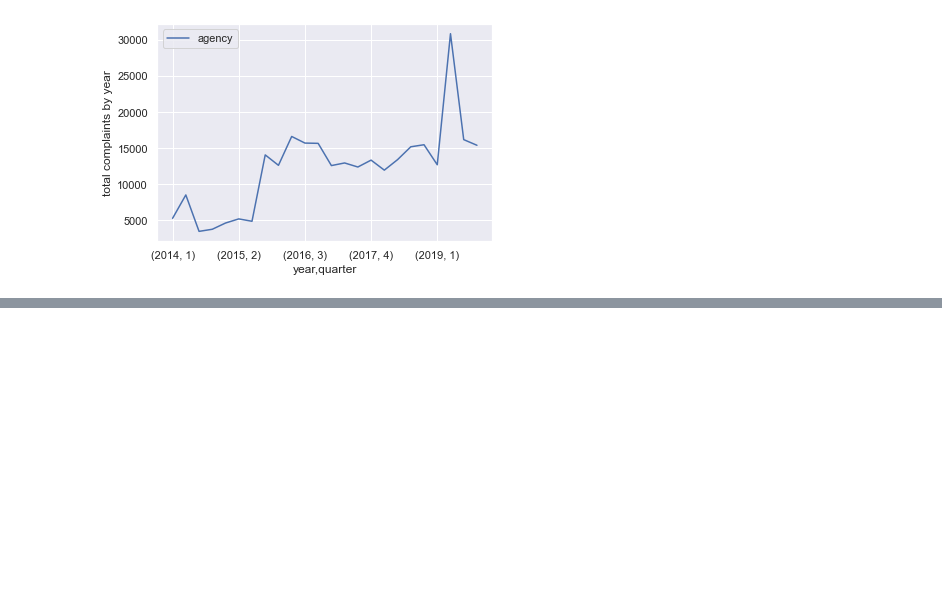
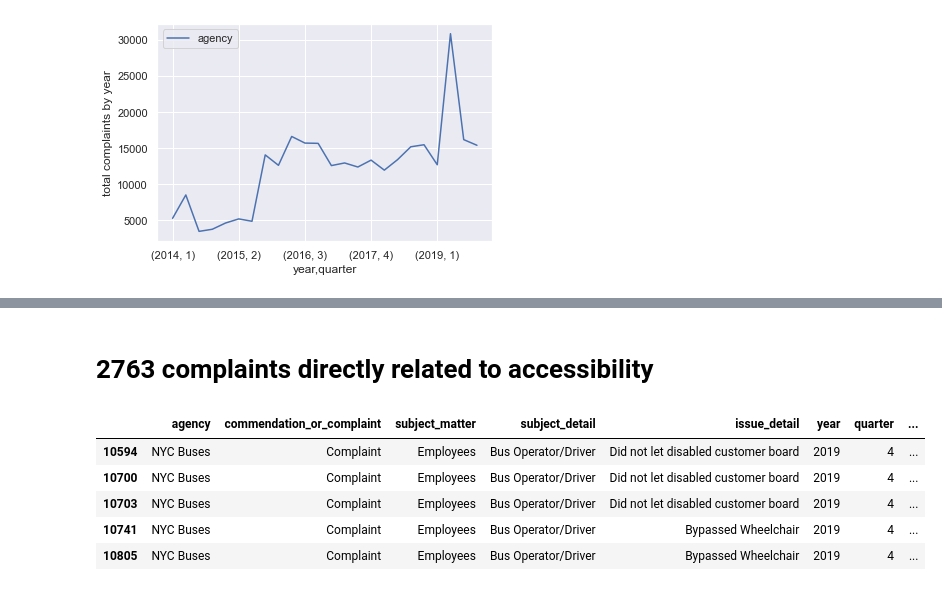
Before and after one commit to itzamnahuerta/mta_complaints, a Jupyter notebook: MTA_COMPLAINTS.ipynb, the cells around one changed output, grey strips where cells are left out. Drawn from its saved outputs; the diff is of its cells as text; code cells hidden in the pictures; blank space fills up the shorter version.

```diff
--- a/MTA_COMPLAINTS.ipynb
+++ b/MTA_COMPLAINTS.ipynb
@@ -640,0 +574,4 @@ pd.pivot_table(late_complaints,values='year', index=['issue_detail','quarter'],
+# %%
+indirect_labels = ['Snow / Ice','Unable To Exit At Station / Stop','Did not kneel/curb bus to facilitate boarding','Accessibility Due To Construction','Difficulty Boarding / Entering','Difficulty Leaving / Exiting','Accessibility due to construction']
+# %%
+complaints_df['accessibility_related_indirect'] = complaints_df['issue_detail'].apply(lambda x: 1 if x in indirect_labels else 0)
@@ -640,0 +586,2 @@ pd.pivot_table(late_complaints,values='year', index=['issue_detail','quarter'],
+# %%
+complaints_df['quality_other_noteworthy_complaint'] = complaints_df['issue_detail'].apply(lambda x: 1 if x in indirect_labels else 0)
@@ -640,0 +603,14 @@ pd.pivot_table(late_complaints,values='year', index=['issue_detail','quarter'],
+# %% [markdown]
+# 2763 complaints directly related to accessibility
+# %%
+direct_df =  complaints_df[complaints_df['accessibility_related_direct'] == 1]
+# %%
+df = direct_df.reset_index()
+direct_df.head()
+# %% [output]
+|  | agency | commendation_or_complaint | subject_matter | subject_detail | issue_detail | year | quarter | ... |
+| 10594 | NYC Buses | Complaint | Employees | Bus Operator/Driver | Did not let disabled customer board | 2019 | 4 | ... |
+| 10700 | NYC Buses | Complaint | Employees | Bus Operator/Driver | Did not let disabled customer board | 2019 | 4 | ... |
+| 10703 | NYC Buses | Complaint | Employees | Bus Operator/Driver | Did not let disabled customer board | 2019 | 4 | ... |
+| 10741 | NYC Buses | Complaint | Employees | Bus Operator/Driver | Bypassed Wheelchair | 2019 | 4 | ... |
+| 10805 | NYC Buses | Complaint | Employees | Bus Operator/Driver | Bypassed Wheelchair | 2019 | 4 | ... |
```
Also changed, not shown: parts of 22 cells of this notebook.
